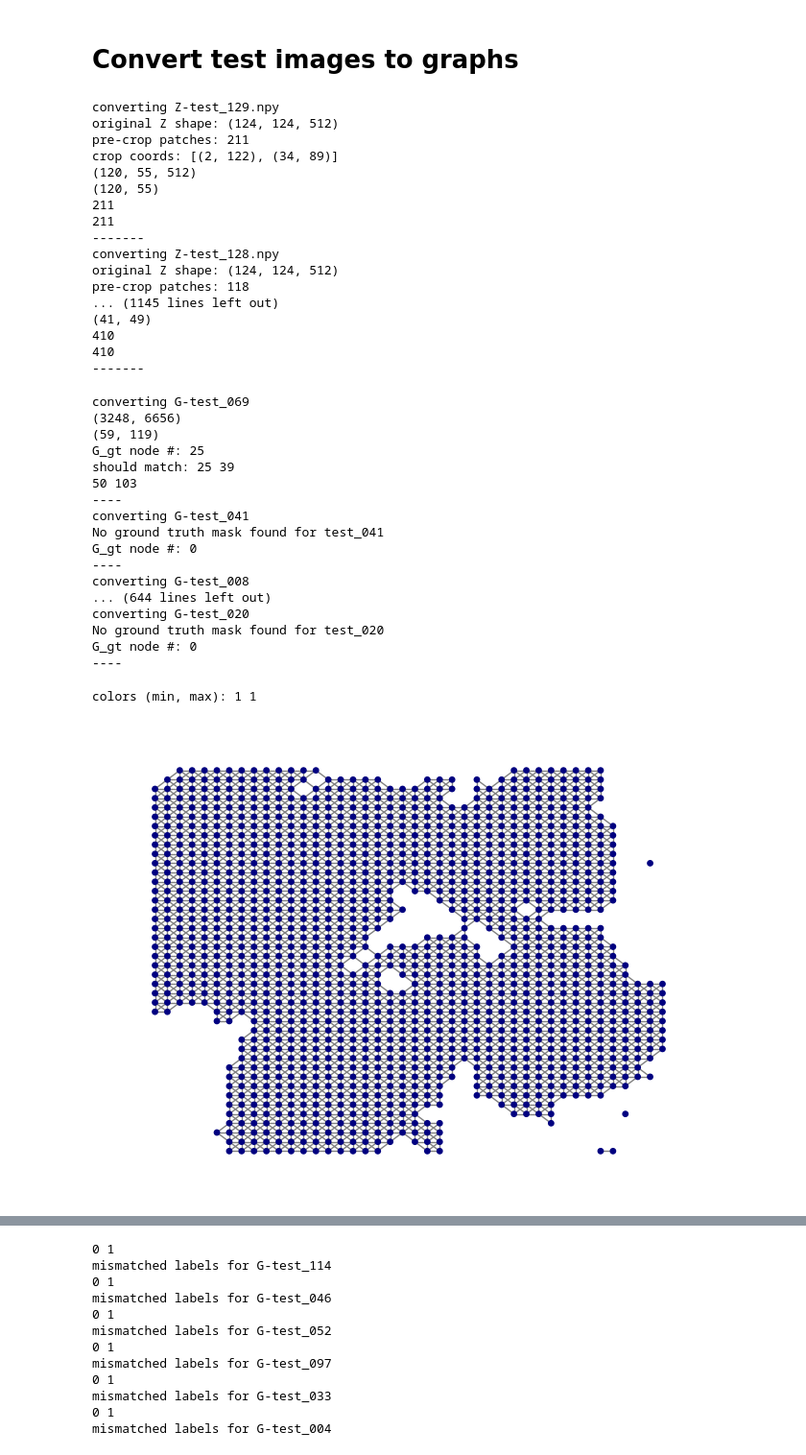
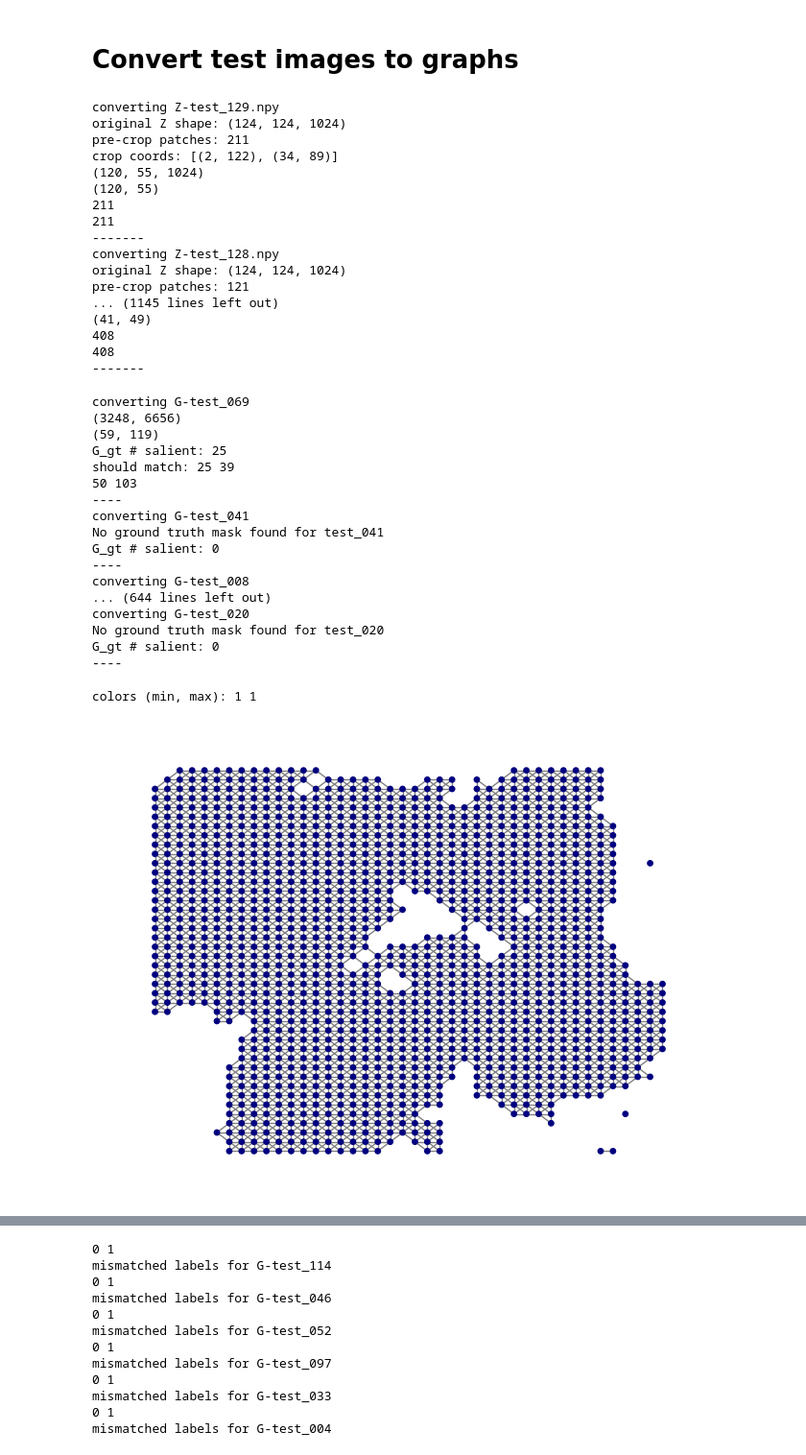
Before and after one commit to gmachiraju/K2, a Jupyter notebook: src/Histo-Step1-Embed.ipynb, the cells around one changed output, grey strips where cells are left out. Shown at 96% size. Cells and saved outputs as stored; diff of their text form; code cells hidden in the pictures.

```diff
--- a/src/Histo-Step1-Embed.ipynb
+++ b/src/Histo-Step1-Embed.ipynb
@@ -63,7 +63,7 @@ import utils
 import networkx as nx
 import numpy as np
 # %%
-modelstr = "plip"
+modelstr = "vit_iid"
 # %%
 # compare crop coords:
 # cc_clip = utils.deserialize("/home/lofi/lofi/src/outputs_clip/test_clip_crop_coords.obj")
@@ -342,18 +359,21 @@ colors (min, max): 1 1
 if modelstr == "tile2vec":
     Z_dir = "/home/data/tinycam/test/clean_Zs_tile2vec"
     save_dir = "/home/data/tinycam/test/Gs_tile2vec"
+    crop_coords_dict_path = "/home/lofi/lofi/src/outputs_plip/test_plip_crop_coords.obj" # use plip for all
 elif modelstr == "vit_iid":
     Z_dir = "/home/data/tinycam/test/clean_Zs_vit_iid"
     save_dir = "/home/data/tinycam/test/Gs_vit_iid"
+    crop_coords_dict_path = "/home/lofi/lofi/src/outputs_plip/test_plip_crop_coords.obj" # use plip for all
 elif modelstr == "clip":
     Z_dir = "/home/data/tinycam/test/clean_Zs_clip"
     save_dir = "/home/data/tinycam/test/Gs_clip"
+    crop_coords_dict_path = "/home/lofi/lofi/src/outputs_plip/test_plip_crop_coords.obj" # use plip for all
 elif modelstr == "plip":
     Z_dir = "/home/data/tinycam/test/clean_Zs_plip"
     save_dir = "/home/data/tinycam/test/Gs_plip"
+    crop_coords_dict_path = "/home/lofi/lofi/src/outputs_plip/test_plip_crop_coords.obj" # use plip for all
 
 # these help us crop our data to original dimensions from a pathology slide
-crop_coords_dict_path = "/home/lofi/lofi/src/outputs_plip/test_plip_crop_coords.obj" # use plip for all
 crop_dict = utils.deserialize(crop_coords_dict_path)
 Z_shape_test_dict = {}
 
@@ -384,23 +404,26 @@ for Z_obj in os.listdir(Z_dir):
     G = utils.convert_arr2graph(Z_crop)
     print(G.number_of_nodes())
     print("-------")
+
+    save_path = os.path.join(save_dir, G_id)
+    utils.serialize(G, save_path)
 # %% [output]
 converting Z-test_129.npy
-original Z shape: (124, 124, 512)
+original Z shape: (124, 124, 1024)
 pre-crop patches: 211
 crop coords: [(2, 122), (34, 89)]
-(120, 55, 512)
+(120, 55, 1024)
 (120, 55)
 211
 211
 -------
 converting Z-test_128.npy
-original Z shape: (124, 124, 512)
-pre-crop patches: 118
+original Z shape: (124, 124, 1024)
+pre-crop patches: 121
 ... (1145 lines left out)
 (41, 49)
-410
-410
+408
+408
 -------
 # %%
 if modelstr == "tile2vec":
@@ -413,8 +436,7 @@ elif modelstr == "plip":
     G_dir = "/home/data/tinycam/test/Gs_plip"
 
 gt_dir = "/home/data/tinycam/test/gt_masks"
-save_dir = "/home/data/tinycam/test/gt_graphs"
-
+save_dir = "/home/data/tinycam/test/gt_graphs_" + modelstr
 
 for G_obj in os.listdir(G_dir):
     print("converting {}".format(G_obj))
@@ -451,26 +473,26 @@ for G_obj in os.listdir(G_dir):
 converting G-test_069
 (3248, 6656)
 (59, 119)
-G_gt node #: 25
+G_gt # salient: 25
 should match: 25 39
 50 103
 ----
 converting G-test_041
 No ground truth mask found for test_041
-G_gt node #: 0
+G_gt # salient: 0
 ----
 converting G-test_008
 ... (644 lines left out)
 converting G-test_020
 No ground truth mask found for test_020
-G_gt node #: 0
+G_gt # salient: 0
 ----
 # %%
 from utils import visualize_sprite
 
-G = utils.deserialize("/home/data/tinycam/test/Gs_plip/G-test_001")
+G = utils.deserialize("/home/data/tinycam/test/Gs_" + modelstr + "/G-test_001")
 visualize_sprite(G, modality="image", checking_flag=True)
 # %% [output]
 colors (min, max): 1 1
-[figure, old version]
+[figure, new version]
 # %%
```
Also changed, not shown: parts of 19 cells of this notebook, 6 other files.
